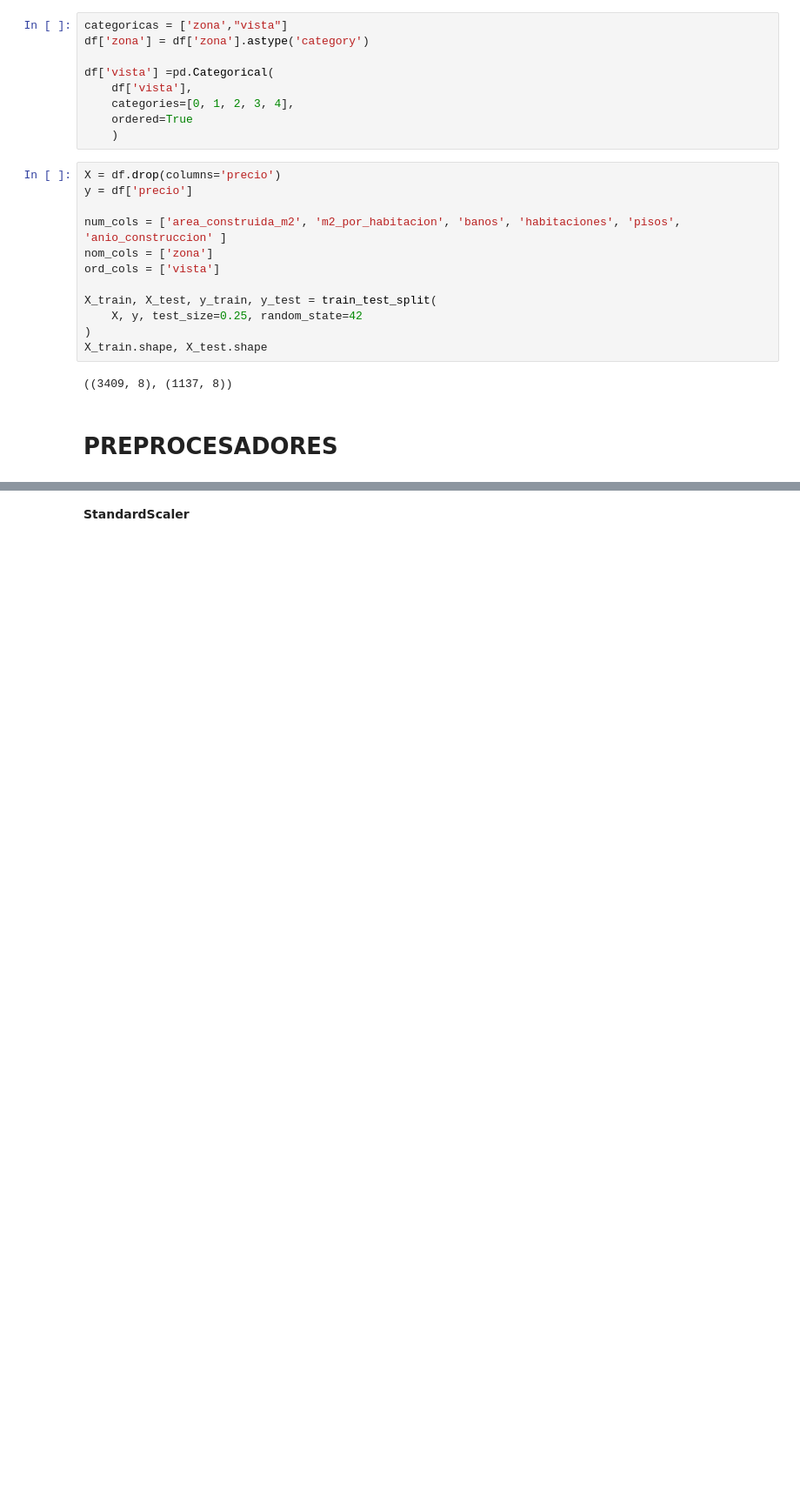
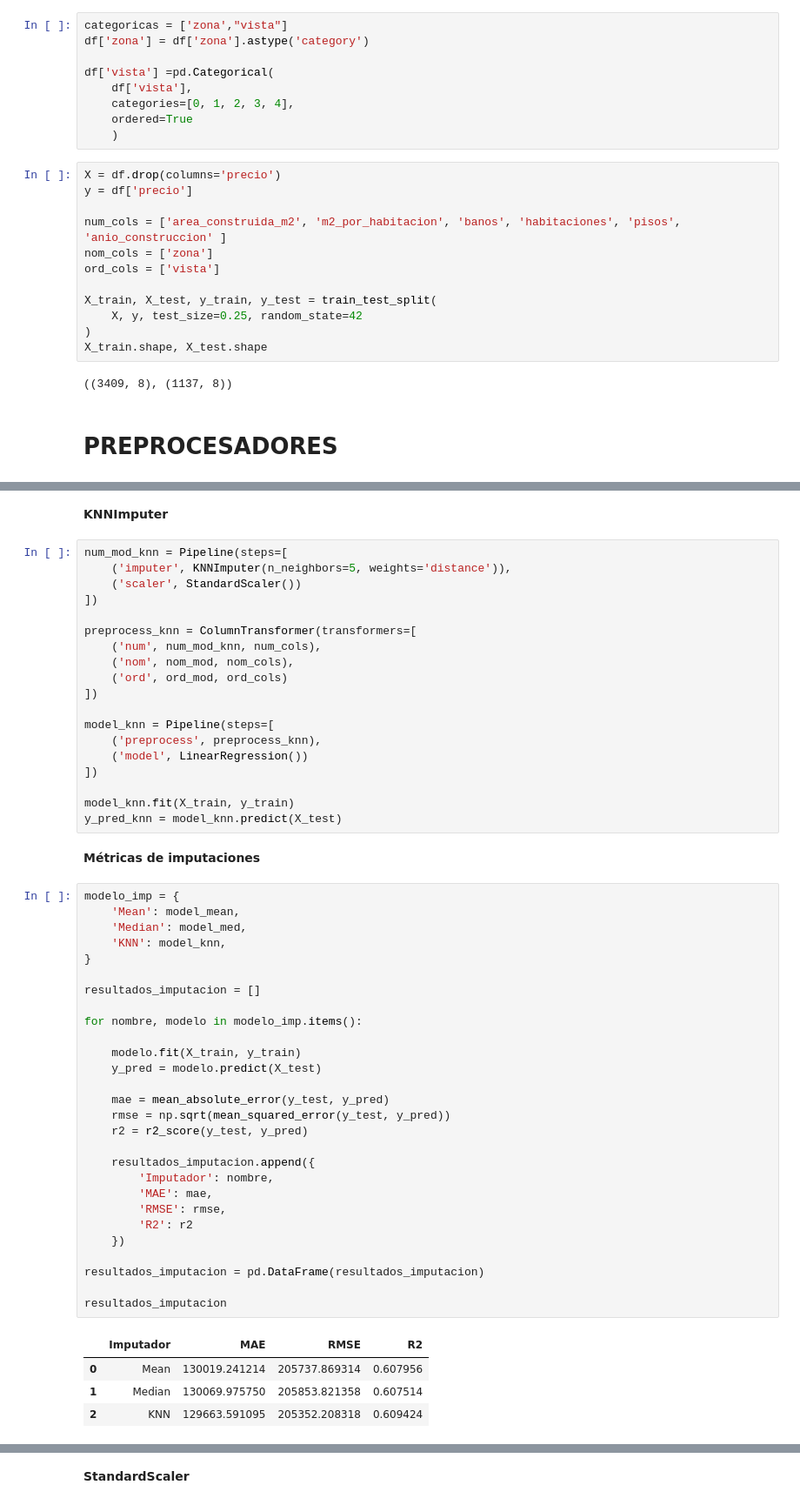
Before and after one commit to baqueroxiomy-design/intro-ciencia-datos, a Jupyter notebook: Regresión_Lineal_TrabajoFinal.ipynb, the cells around one changed output, grey strips where cells are left out. Shown at 87% size. Saved outputs shown, nothing was run; the diff lists cells and outputs as text; blank space fills up the shorter version.

```diff
--- a/Regresión_Lineal_TrabajoFinal.ipynb
+++ b/Regresión_Lineal_TrabajoFinal.ipynb
@@ -101,0 +156,56 @@ X_train.shape, X_test.shape
+# %% [markdown]
+**KNNImputer**
+# %%
+num_mod_knn = Pipeline(steps=[
+    ('imputer', KNNImputer(n_neighbors=5, weights='distance')),
+    ('scaler', StandardScaler())
+])
+
+preprocess_knn = ColumnTransformer(transformers=[
+    ('num', num_mod_knn, num_cols),
+    ('nom', nom_mod, nom_cols),
+    ('ord', ord_mod, ord_cols)
+])
+
+model_knn = Pipeline(steps=[
+    ('preprocess', preprocess_knn),
+    ('model', LinearRegression())
+])
+
+model_knn.fit(X_train, y_train)
+y_pred_knn = model_knn.predict(X_test)
+# %% [markdown]
+**Métricas de imputaciones**
+# %%
+modelo_imp = {
+    'Mean': model_mean,
+    'Median': model_med,
+    'KNN': model_knn,
+}
+
+resultados_imputacion = []
+
+for nombre, modelo in modelo_imp.items():
+
+    modelo.fit(X_train, y_train)
+    y_pred = modelo.predict(X_test)
+
+    mae = mean_absolute_error(y_test, y_pred)
+    rmse = np.sqrt(mean_squared_error(y_test, y_pred))
+    r2 = r2_score(y_test, y_pred)
+
+    resultados_imputacion.append({
+        'Imputador': nombre,
+        'MAE': mae,
+        'RMSE': rmse,
+        'R2': r2
+    })
+
+resultados_imputacion = pd.DataFrame(resultados_imputacion)
+
+resultados_imputacion
+# %% [output]
+|  | Imputador | MAE | RMSE | R2 |
+| 0 | Mean | 130019.241214 | 205737.869314 | 0.607956 |
+| 1 | Median | 130069.975750 | 205853.821358 | 0.607514 |
+| 2 | KNN | 129663.591095 | 205352.208318 | 0.609424 |
```
Also changed, not shown: parts of 33 cells of this notebook.
